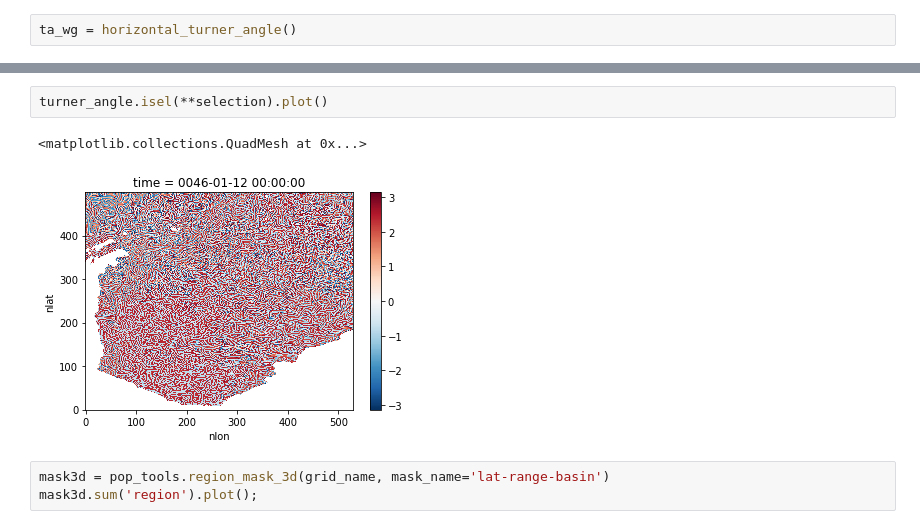
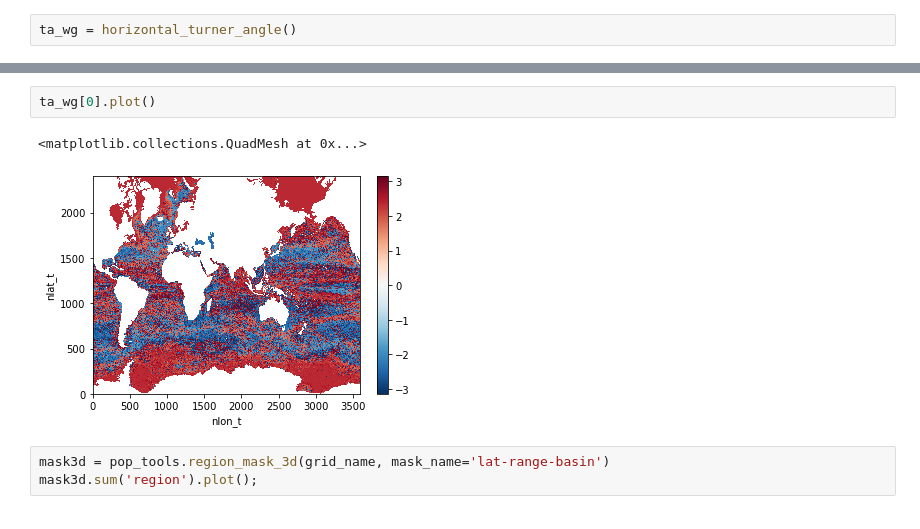
Before and after one commit to shanicetbailey/SST-gradients, a Jupyter notebook: CESM/tendency-histograms.ipynb, the cells around one changed output, grey strips where cells are left out. Drawn from its saved outputs; the diff is of its cells as text.

```diff
--- a/CESM/tendency-histograms.ipynb
+++ b/CESM/tendency-histograms.ipynb
@@ -694,8 +529,8 @@ ta_wg.isel(**selection).plot()
-# %%
-turner_angle.isel(**selection).plot()
-# %% [output]
-<matplotlib.collections.QuadMesh at 0x...>
-[figure, removed]
+# %%
+ta_wg[0].plot()
+# %% [output]
+<matplotlib.collections.QuadMesh at 0x...>
+[figure, added]
 # %%
 mask3d = pop_tools.region_mask_3d(grid_name, mask_name='lat-range-basin')
 mask3d.sum('region').plot();
```
Also changed, not shown: parts of 62 cells of this notebook.
